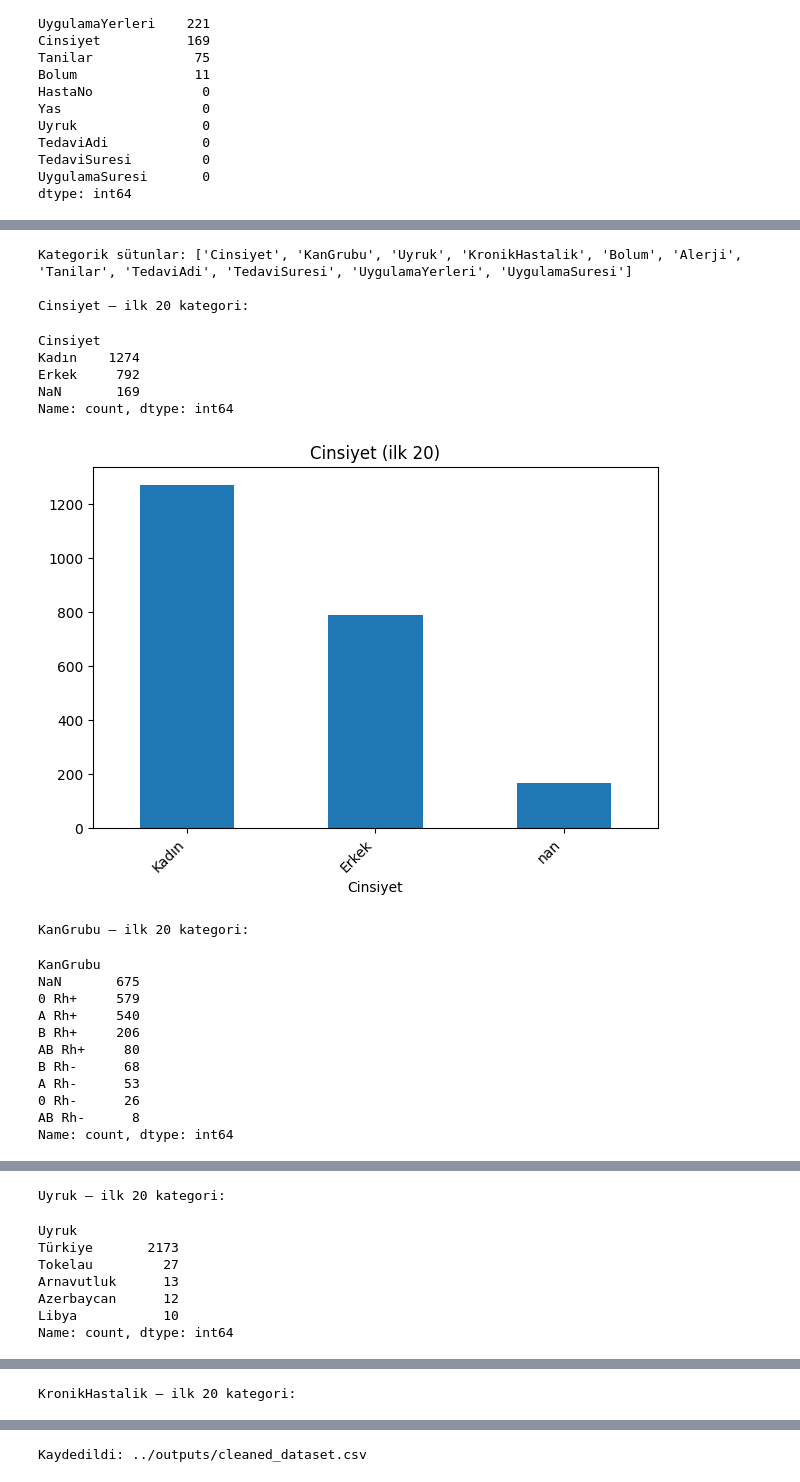
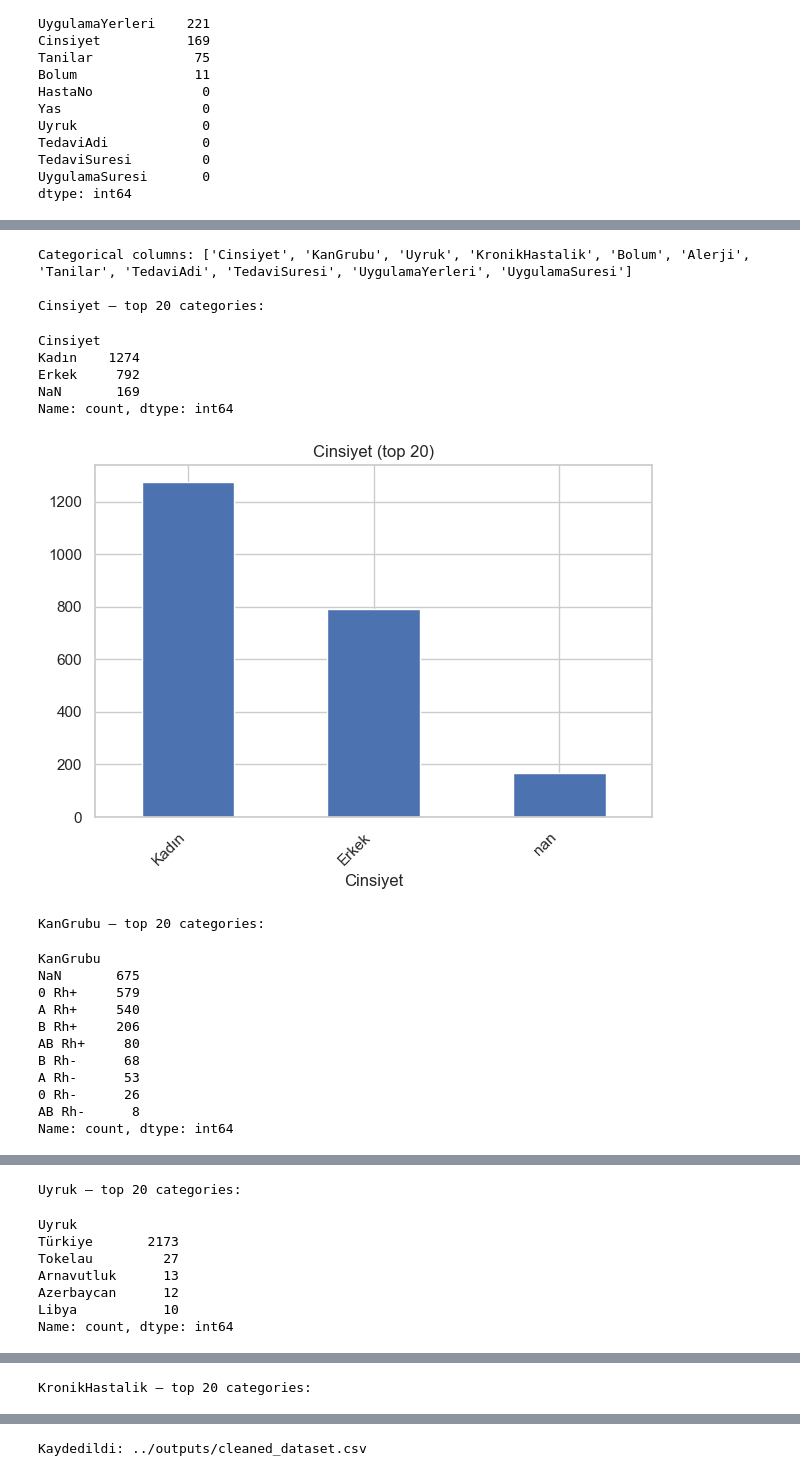
Before and after one commit to yadeorsl/pusula_ds_case, a Jupyter notebook: pusula_ds_case_template/pusula_ds_case_template/notebooks/01_eda.ipynb, the cells around one changed output, grey strips where cells are left out. Saved outputs shown, nothing was run; the diff lists cells and outputs as text; code cells hidden in the pictures.

```diff
--- a/pusula_ds_case_template/pusula_ds_case_template/notebooks/01_eda.ipynb
+++ b/pusula_ds_case_template/pusula_ds_case_template/notebooks/01_eda.ipynb
@@ -133,21 +164,24 @@ Tekrarlı ID kayıtları:
 # %%
-# 4) Sayısal dağılımlar & hedef (TedaviSuresi)
+# 4) Numerical distributions & target (TedaviSuresi)
 num_cols = df.select_dtypes(include=['number']).columns.tolist()
-print("Sayısal sütunlar:", num_cols)
+print("Numeric columns:", num_cols)
 
-# Hedef dağılımı (varsa)
+%matplotlib inline
+sns.set(style="whitegrid")  # make plots look nicer
+
+# Target distribution (if available)
 if 'TedaviSuresi' in df.columns:
     sns.histplot(df['TedaviSuresi'], kde=True)
-    plt.title('TedaviSuresi Dağılımı')
+    plt.title('TedaviSuresi Distribution')
     plt.show()
     sns.boxplot(x=df['TedaviSuresi'])
     plt.title('TedaviSuresi Boxplot')
     plt.show()
 
-# Tüm sayısallar için histogram (ilk 6 sütun örnek)
+# Histograms for all numerical columns (first 6 columns as example)
 for c in num_cols[:6]:
     if c != 'TedaviSuresi':
         sns.histplot(df[c], kde=True)
-        plt.title(f'{c} Dağılımı')
+        plt.title(f'{c} Distribution')
         plt.show()
 # %% [output]
@@ -159,28 +193,28 @@ Sayısal sütunlar: ['HastaNo', 'Yas']
 # %%
-# 5) Kategorik dağılımlar (ilk 4 kategorik sütun örnek)
+# 5) Categorical distributions (example: first 4 categorical columns)
 cat_cols = df.select_dtypes(exclude=['number']).columns.tolist()
-print("Kategorik sütunlar:", cat_cols)
+print("Categorical columns:", cat_cols)
 
 for c in cat_cols[:4]:
     vc = df[c].value_counts(dropna=False).head(20)
-    print(f"\n{c} — ilk 20 kategori:")
+    print(f"\n{c} — top 20 categories:")
     display(vc)
     vc.plot.bar()
-    plt.title(f'{c} (ilk 20)')
+    plt.title(f'{c} (top 20)')
     plt.xticks(rotation=45, ha='right')
     plt.tight_layout()
     plt.show()
 # %% [output]
-Kategorik sütunlar: ['Cinsiyet', 'KanGrubu', 'Uyruk', 'KronikHastalik', 'Bolum', 'Alerji', 'Tanilar', 'TedaviAdi', 'TedaviSuresi', 'UygulamaYerleri', 'UygulamaSuresi']
+Categorical columns: ['Cinsiyet', 'KanGrubu', 'Uyruk', 'KronikHastalik', 'Bolum', 'Alerji', 'Tanilar', 'TedaviAdi', 'TedaviSuresi', 'UygulamaYerleri', 'UygulamaSuresi']
 
-Cinsiyet — ilk 20 kategori:
+Cinsiyet — top 20 categories:
 Cinsiyet
 Kadın    1274
 Erkek     792
 NaN       169
 Name: count, dtype: int64
-[figure, old version]
+[figure, new version]
-KanGrubu — ilk 20 kategori:
+KanGrubu — top 20 categories:
 KanGrubu
 NaN       675
 0 Rh+     579
@@ -196,4 +230,4 @@ Name: count, dtype: int64
-Uyruk — ilk 20 kategori:
+Uyruk — top 20 categories:
 Uyruk
 Türkiye       2173
 Tokelau         27
@@ -205,4 +239,4 @@ Name: count, dtype: int64
-KronikHastalik — ilk 20 kategori:
+KronikHastalik — top 20 categories:
 KronikHastalik
 NaN                                                                          611
 Myastenia gravis                                                              38
```
Also changed, not shown: parts of 15 cells of this notebook, 3 other files.
